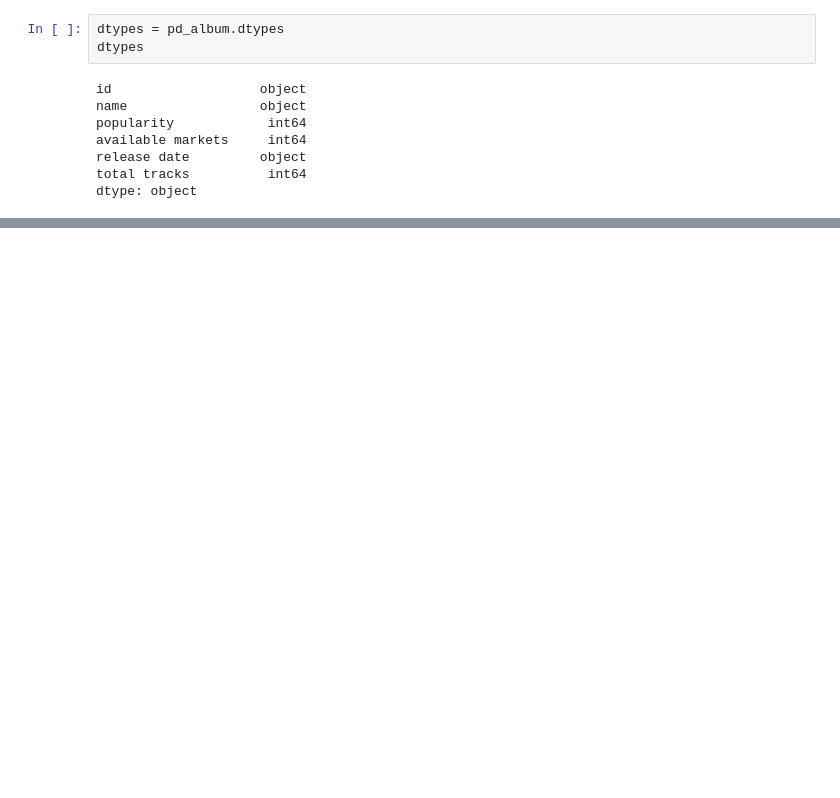
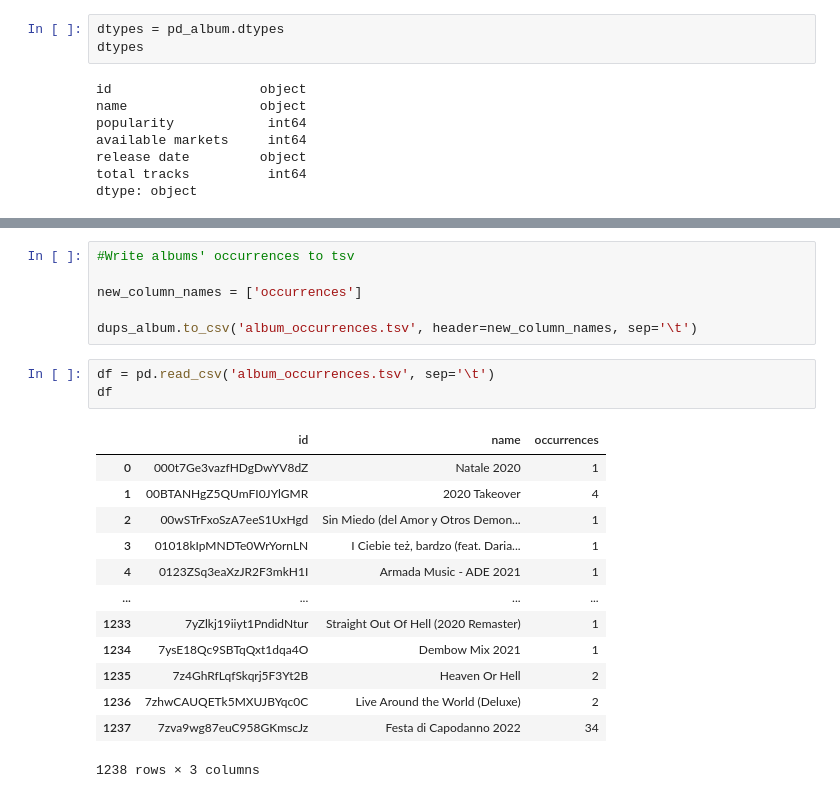
Before and after one commit to quytrungg/Final_Project_CSC14119, a Jupyter notebook: album_data.ipynb, the cells around one changed output, grey strips where cells are left out. Saved outputs shown, nothing was run; the diff lists cells and outputs as text; blank space fills up the shorter version.

```diff
--- a/album_data.ipynb
+++ b/album_data.ipynb
@@ -78,0 +102,23 @@ pd_album[num_duplicated_rows == False]
+# %%
+#Write albums' occurrences to tsv
+
+new_column_names = ['occurrences']
+
+dups_album.to_csv('album_occurrences.tsv', header=new_column_names, sep='\t')
+# %%
+df = pd.read_csv('album_occurrences.tsv', sep='\t')
+df
+# %% [output]
+|  | id | name | occurrences |
+| 0 | 000t7Ge3vazfHDgDwYV8dZ | Natale 2020 | 1 |
+| 1 | 00BTANHgZ5QUmFI0JYlGMR | 2020 Takeover | 4 |
+| 2 | 00wSTrFxoSzA7eeS1UxHgd | Sin Miedo (del Amor y Otros Demon... | 1 |
+| 3 | 01018kIpMNDTe0WrYornLN | I Ciebie też, bardzo (feat. Daria... | 1 |
+| 4 | 0123ZSq3eaXzJR2F3mkH1I | Armada Music - ADE 2021 | 1 |
+| ... | ... | ... | ... |
+| 1233 | 7yZlkj19iiyt1PndidNtur | Straight Out Of Hell (2020 Remaster) | 1 |
+| 1234 | 7ysE18Qc9SBTqQxt1dqa4O | Dembow Mix 2021 | 1 |
+| 1235 | 7z4GhRfLqfSkqrj5F3Yt2B | Heaven Or Hell | 2 |
+| 1236 | 7zhwCAUQETk5MXUJBYqc0C | Live Around the World (Deluxe) | 2 |
+| 1237 | 7zva9wg87euC958GKmscJz | Festa di Capodanno 2022 | 34 |
+1238 rows × 3 columns
```
Also changed, not shown: parts of 10 cells of this notebook, 3 other files.
